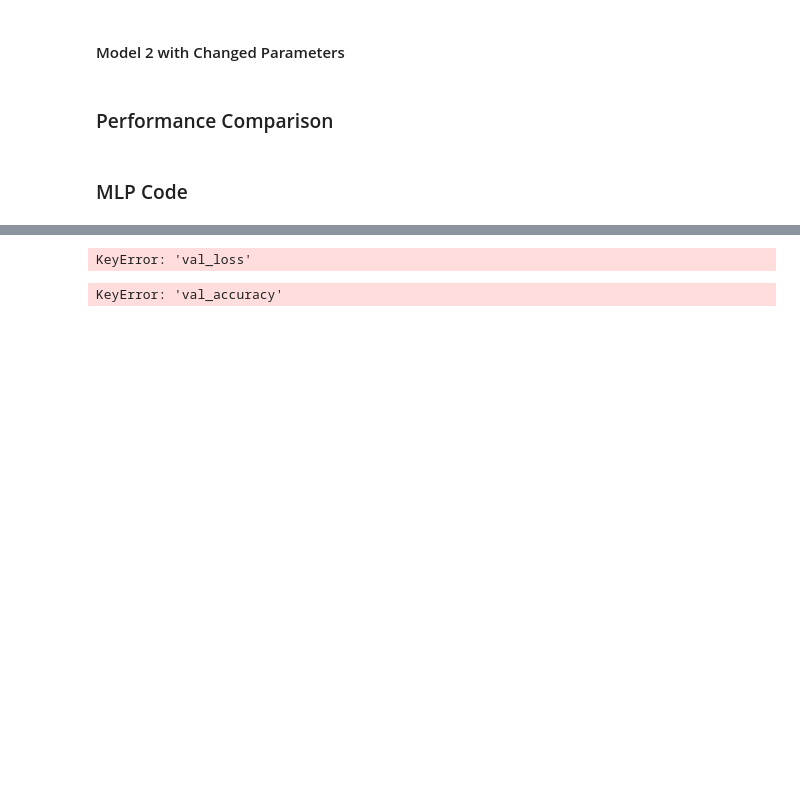
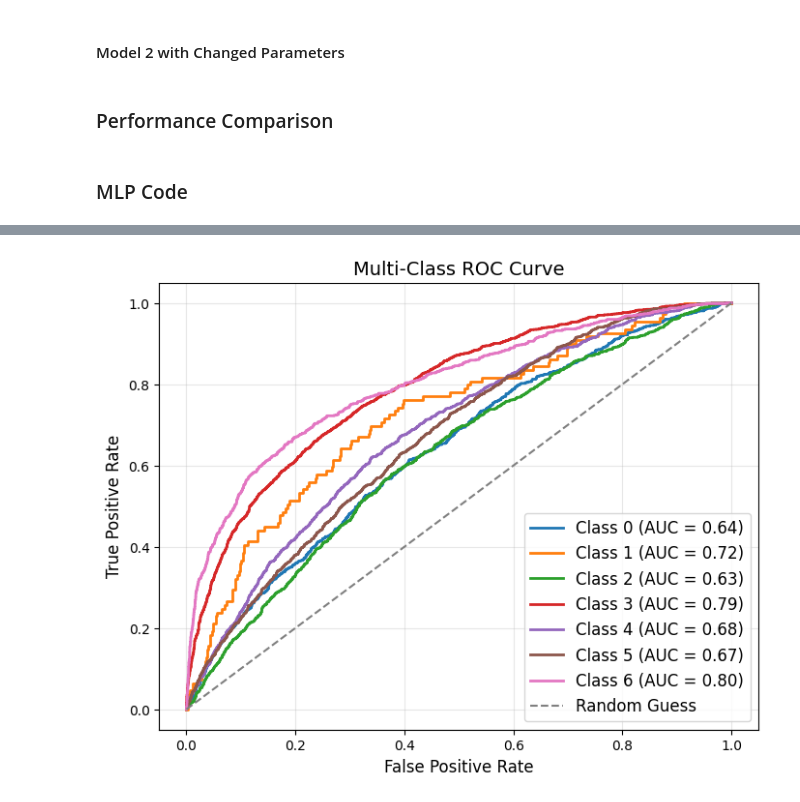
Before and after one commit to KayM586/ML6, a Jupyter notebook: Katherine.ipynb, the cells around one changed output, grey strips where cells are left out. Drawn from its saved outputs; the diff is of its cells as text; code cells hidden in the pictures; blank space fills up the shorter version.

```diff
--- a/Katherine.ipynb
+++ b/Katherine.ipynb
@@ -567,51 +597,17 @@ Test Accuracy: 0.40913549065589905
-# %%
-# Get the number of epochs from one of the training histories
-num_epochs = len(training_results_model5_1[0]['loss'])
-
-# Initialize lists to store the average loss and validation loss across all instances
-avg_loss5_1 = []
-avg_val_loss5_1 = []
-
-# Calculate the average loss and validation loss for each epoch
-for epoch in range(num_epochs):
-    epoch_loss = [result['loss'][epoch] for result in training_results_model5_1]
-    epoch_val_loss = [result['val_loss'][epoch] for result in training_results_model5_1]
-
-    avg_loss5_1.append(np.mean(epoch_loss))
-    avg_val_loss5_1.append(np.mean(epoch_val_loss))
-
-# Plot the average training and validation loss across all instances
-plt.figure(figsize=(10, 6))
-plt.plot(avg_loss5_1, label='Average Training Loss')
-plt.plot(avg_val_loss5_1, label='Average Validation Loss')
-plt.xlabel('Epochs')
-plt.ylabel('Loss')
-plt.title('Average Training and Validation Loss')
-plt.legend()
-plt.show()
-# %% [output]
-KeyError: 'val_loss'
-# %%
-# Initialize lists to store the average accuracy and validation accuracy across all instances
-avg_accuracy5_1 = []
-avg_val_accuracy5_1 = []
-
-# Calculate the average accuracy and validation accuracy for each epoch
-for epoch in range(num_epochs):
-    epoch_accuracy = [result['accuracy'][epoch] for result in training_results_model5_1]
-    epoch_val_accuracy = [result['val_accuracy'][epoch] for result in training_results_model5_1]
-
-    avg_accuracy5_1.append(np.mean(epoch_accuracy))
-    avg_val_accuracy5_1.append(np.mean(epoch_val_accuracy))
-
-# Plot the average training and validation accuracy across all instances
-plt.figure(figsize=(10, 6))
-plt.plot(avg_accuracy5_1, label='Average Training Accuracy')
-plt.plot(avg_val_accuracy5_1, label='Average Validation Accuracy')
-plt.xlabel('Epochs')
-plt.ylabel('Accuracy')
-plt.title('Average Training and Validation Accuracy')
-plt.legend()
-plt.show()
-# %% [output]
-KeyError: 'val_accuracy'
+# %%
+# Plot ROC curve for each class
+n_classes = 7
+
+plt.figure(figsize=(8, 6))
+for i in range(n_classes):
+    plt.plot(ex_fpr1[i], ex_tpr1[i], lw=2, label=f"Class {i} (AUC = {ex_roc_auc1[i]:.2f})")
+
+plt.plot([0, 1], [0, 1], color='gray', linestyle='--', label="Random Guess")
+plt.xlabel("False Positive Rate", fontsize=12)
+plt.ylabel("True Positive Rate", fontsize=12)
+plt.title("Multi-Class ROC Curve", fontsize=14)
+plt.legend(loc="lower right", fontsize=12)
+plt.grid(alpha=0.3)
+plt.show()
+# %% [output]
+[figure, added]
```
Also changed, not shown: parts of 13 cells of this notebook.
